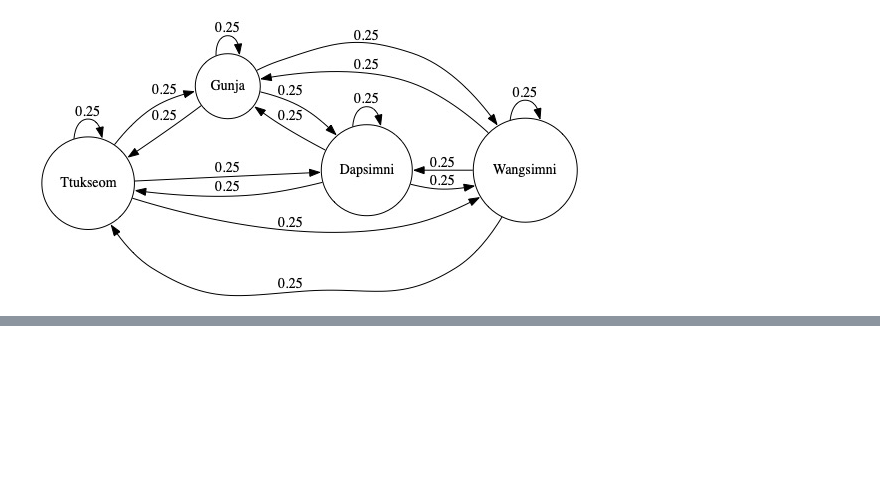
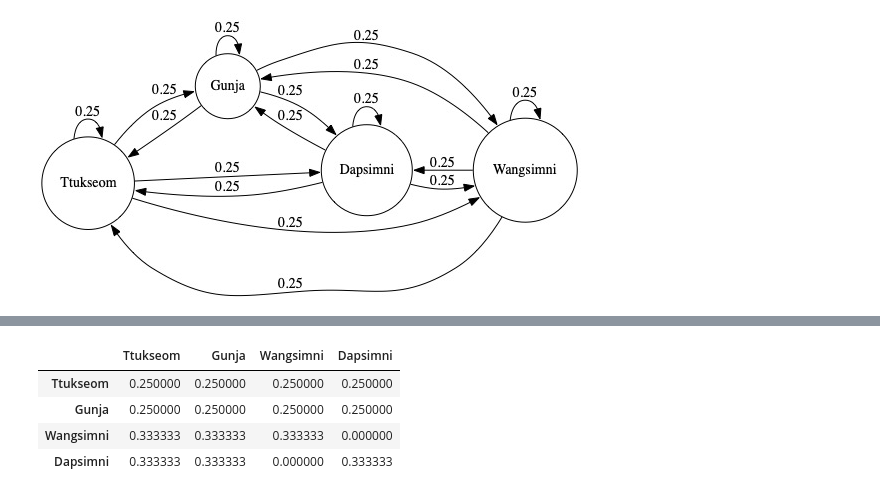
Before and after one commit to ardiantovn/markovchain, a Jupyter notebook: markovchain.ipynb, the cells around one changed output, grey strips where cells are left out. Cells and saved outputs as stored; diff of their text form; code cells hidden in the pictures; blank space fills up the shorter version.

```diff
--- a/markovchain.ipynb
+++ b/markovchain.ipynb
@@ -341,3 +368,11 @@ travel_simulated
+# %%
+base_df
+# %% [output]
+|  | Ttukseom | Gunja | Wangsimni | Dapsimni |
+| Ttukseom | 0.250000 | 0.250000 | 0.250000 | 0.250000 |
+| Gunja | 0.250000 | 0.250000 | 0.250000 | 0.250000 |
+| Wangsimni | 0.333333 | 0.333333 | 0.333333 | 0.000000 |
+| Dapsimni | 0.333333 | 0.333333 | 0.000000 | 0.333333 |
 # %%
 # clear previous  all generated files
 clear_all_generated_files()
```
Also changed, not shown: parts of 13 cells of this notebook, 30 other files.
